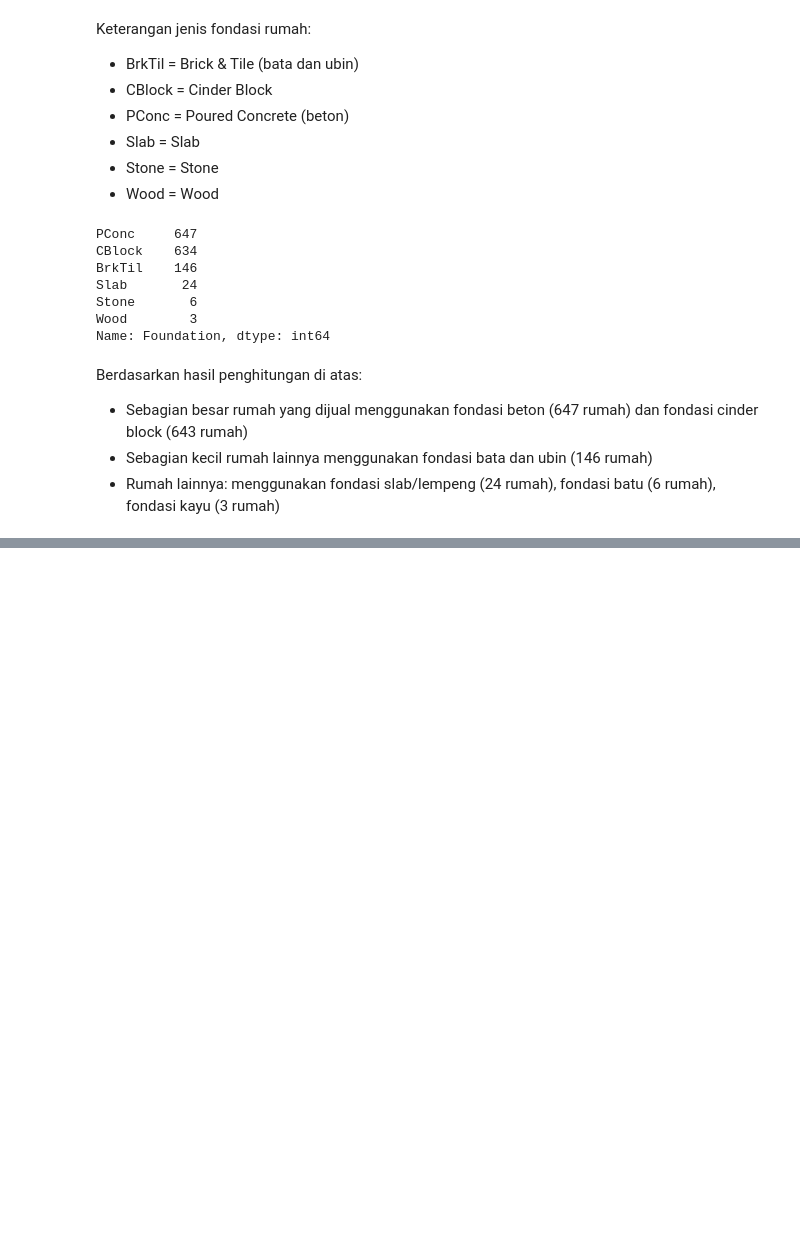
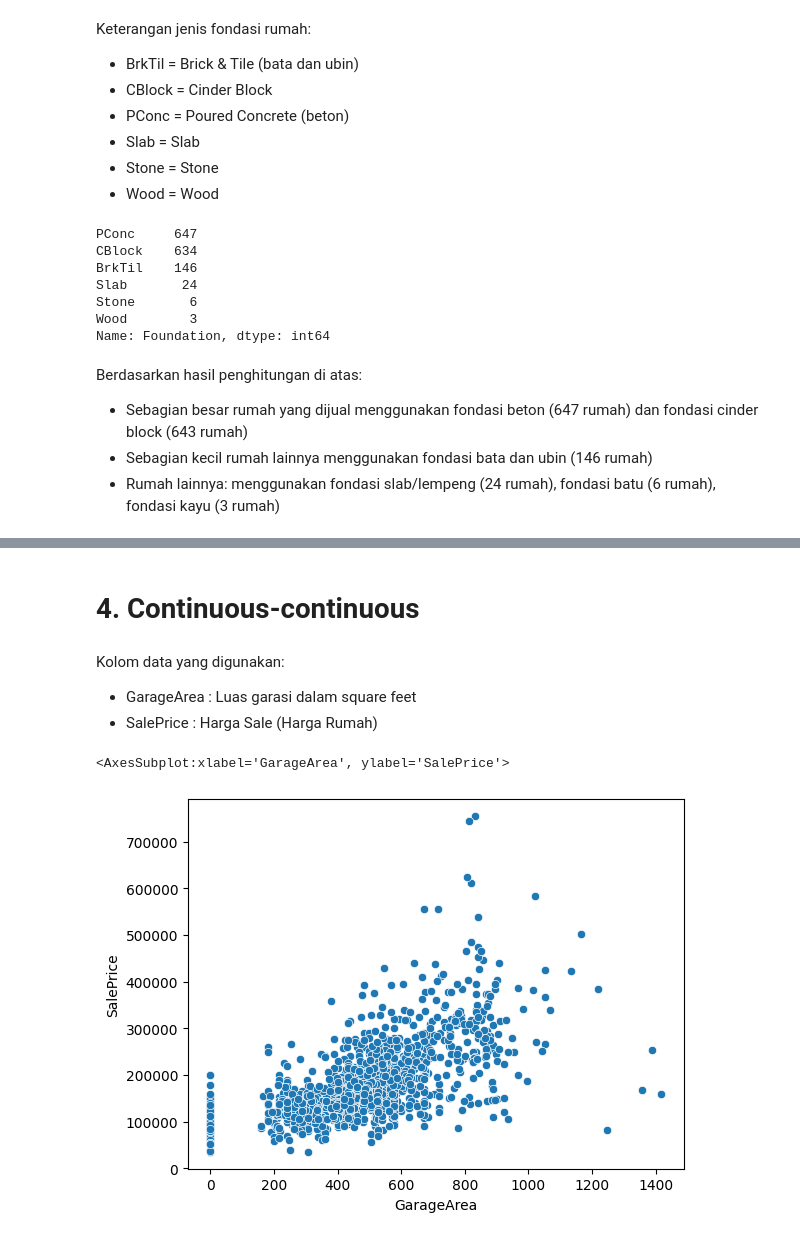
Before and after one commit to rifqinadzori/Basic_Visualization, a Jupyter notebook: Basic_Visual.ipynb, the cells around one changed output, grey strips where cells are left out. Cells and saved outputs as stored; diff of their text form; code cells hidden in the pictures; blank space fills up the shorter version.

```diff
--- a/Basic_Visual.ipynb
+++ b/Basic_Visual.ipynb
@@ -113,0 +142,13 @@ plt.pie(df['Foundation'].value_counts())
+# %% [markdown]
+# 4. Continuous-continuous
+# %% [markdown]
+Kolom data yang digunakan:
+<ul>
+<li>GarageArea : Luas garasi dalam square feet</li>
+<li>SalePrice : Harga Sale (Harga Rumah)</li>
+</ul>
+# %%
+sns.scatterplot(y=df_new['SalePrice'],x=df_new['GarageArea'])
+# %% [output]
+<AxesSubplot:xlabel='GarageArea', ylabel='SalePrice'>
+[figure, added]
```
Also changed, not shown: parts of 12 cells of this notebook.
